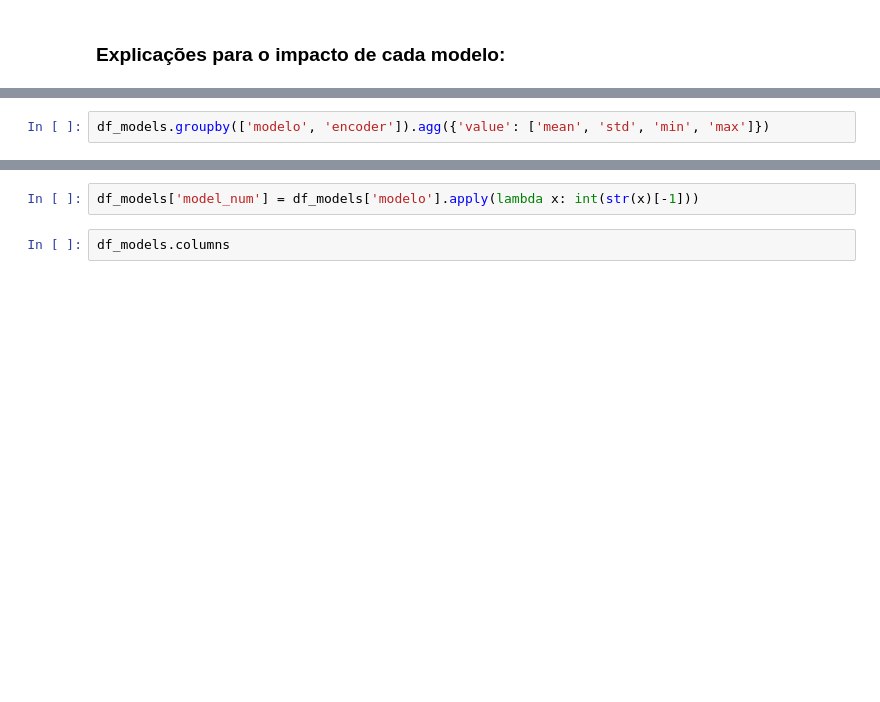
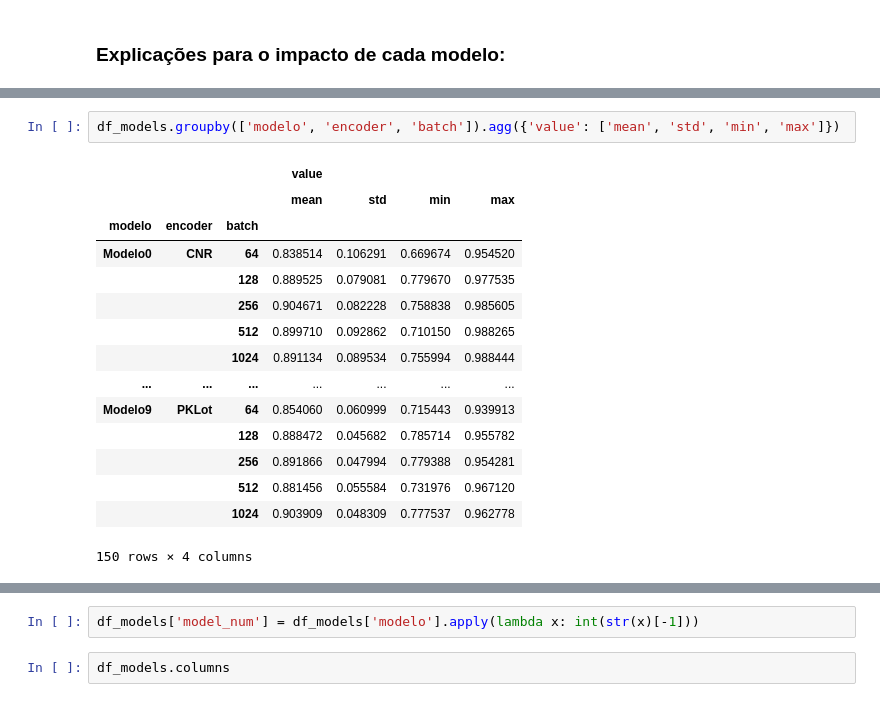
Before and after one commit to Lucas-doc26/ConditionalAutoencoder, a Jupyter notebook: analises.ipynb, the cells around one changed output, grey strips where cells are left out. Drawn from its saved outputs; the diff is of its cells as text; blank space fills up the shorter version.

```diff
--- a/analises.ipynb
+++ b/analises.ipynb
@@ -312,2 +413,18 @@ df_models.head(2)
 # %%
-df_models.groupby(['modelo', 'encoder']).agg({'value': ['mean', 'std', 'min', 'max']})
+df_models.groupby(['modelo', 'encoder', 'batch']).agg({'value': ['mean', 'std', 'min', 'max']})
+# %% [output]
+|  |  |  | value |  |  |  |
+|  |  |  | mean | std | min | max |
+| modelo | encoder | batch |  |  |  |  |
+| Modelo0 | CNR | 64 | 0.838514 | 0.106291 | 0.669674 | 0.954520 |
+|  |  | 128 | 0.889525 | 0.079081 | 0.779670 | 0.977535 |
+|  |  | 256 | 0.904671 | 0.082228 | 0.758838 | 0.985605 |
+|  |  | 512 | 0.899710 | 0.092862 | 0.710150 | 0.988265 |
+|  |  | 1024 | 0.891134 | 0.089534 | 0.755994 | 0.988444 |
+| ... | ... | ... | ... | ... | ... | ... |
+| Modelo9 | PKLot | 64 | 0.854060 | 0.060999 | 0.715443 | 0.939913 |
+|  |  | 128 | 0.888472 | 0.045682 | 0.785714 | 0.955782 |
+|  |  | 256 | 0.891866 | 0.047994 | 0.779388 | 0.954281 |
+|  |  | 512 | 0.881456 | 0.055584 | 0.731976 | 0.967120 |
+|  |  | 1024 | 0.903909 | 0.048309 | 0.777537 | 0.962778 |
+150 rows × 4 columns
```
Also changed, not shown: parts of 21 cells of this notebook, 1 other file.
